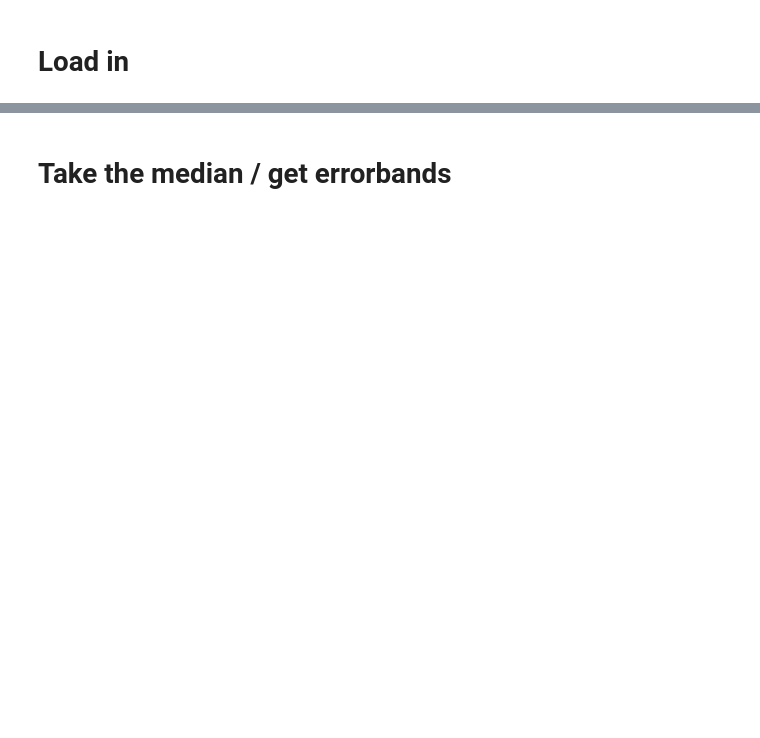
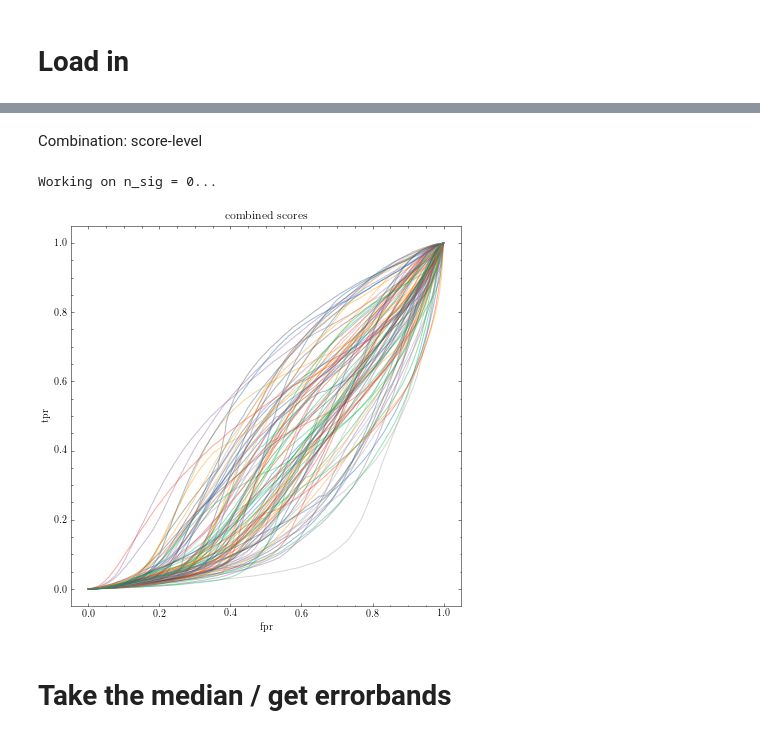
Before and after one commit to rmastand/synthetic_SM_AD, a Jupyter notebook: auc_analysis.ipynb, the cells around one changed output, grey strips where cells are left out. Drawn from its saved outputs; the diff is of its cells as text; code cells hidden in the pictures; blank space fills up the shorter version.

```diff
--- a/auc_analysis.ipynb
+++ b/auc_analysis.ipynb
@@ -81,3 +85,45 @@ dict_keys(['salad', 'cathode', 'curtains', 'feta', 'random'])
+# %% [markdown]
+Combination: score-level
+# %%
+keys_to_avg = [ "salad", "cathode", "curtains", "feta"]
+
+
+auc_dict["combined_scores"] = {n:[] for n in n_sig_inj}
+
+
+if rerun:
+
+    plt.figure()
+    plt.title("combined scores")
+    plt.xlabel("fpr")
+    plt.ylabel("tpr")
+
+    for n in n_sig_inj:
+
+        print(f"Working on n_sig = {n}...")
+
+        # load in the scores data for a given signal injection
+        all_results_bkg, all_results_sig = load_in_data(n, num_bkg, process,
+                                                    keys_to_avg, n_seed, gen_seed, results_dir)
+
+
+        for seed in range(n_seed):
+
+            avg_scores = np.mean([np.concatenate((all_results_bkg[k][seed], all_results_sig[k][seed])) for k in keys_to_avg], axis = 0)
+
+            fpr, tpr, _ = roc_curve(y_test, avg_scores)
+            plt.plot(fpr, tpr, alpha = 0.4)
+            loc_auc = auc(fpr, tpr)
+            if loc_auc < 0.5:
+                loc_auc = 1.0 - loc_auc
+
+
+            auc_dict["combined_scores"][n].append(loc_auc)
+
+    plt.show()
+# %% [output]
+Working on n_sig = 0...
+[figure, added]
 # %% [markdown]
 # Take the median / get errorbands
 # %%
```
Also changed, not shown: parts of 8 cells of this notebook, 1 other file.
